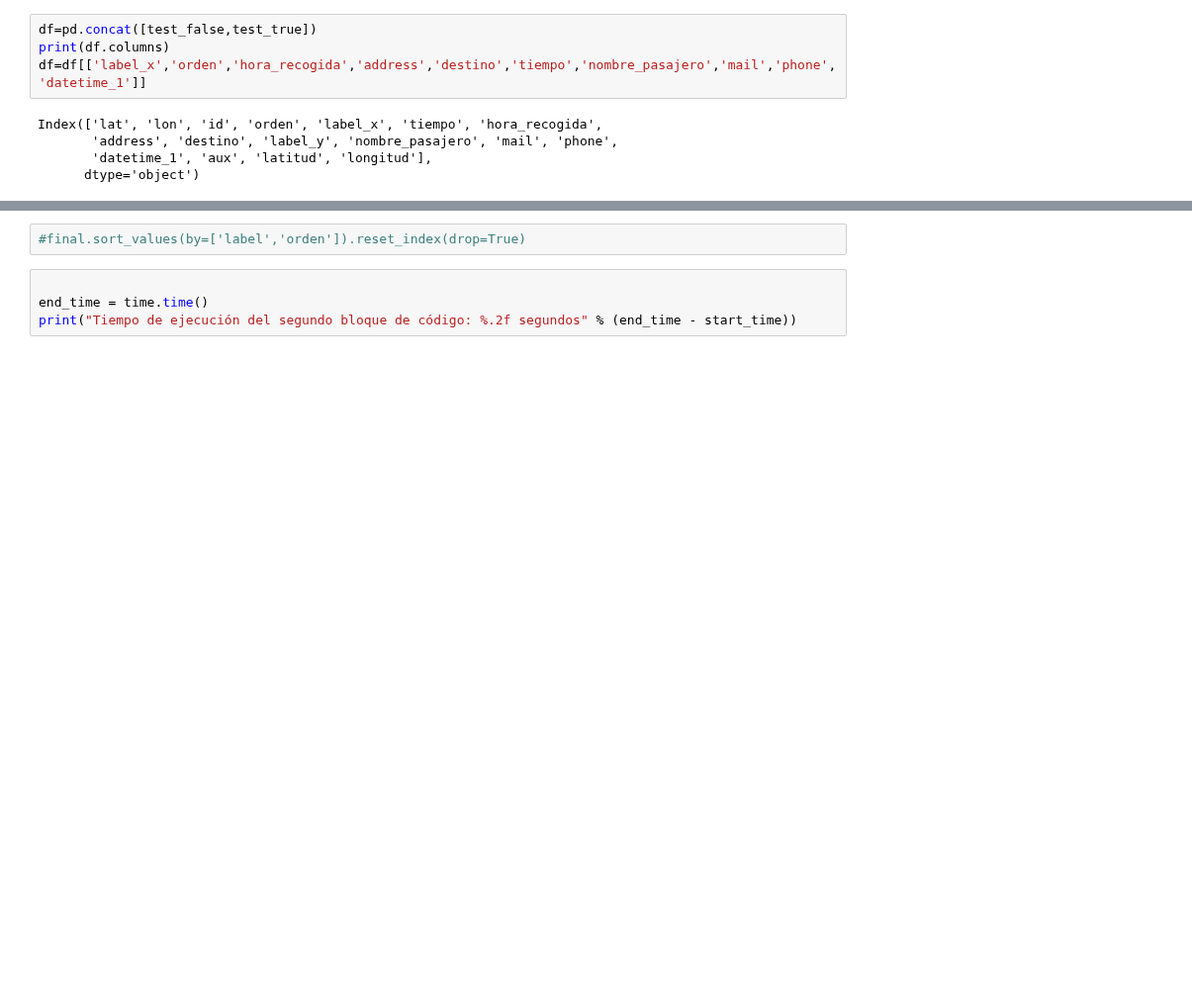
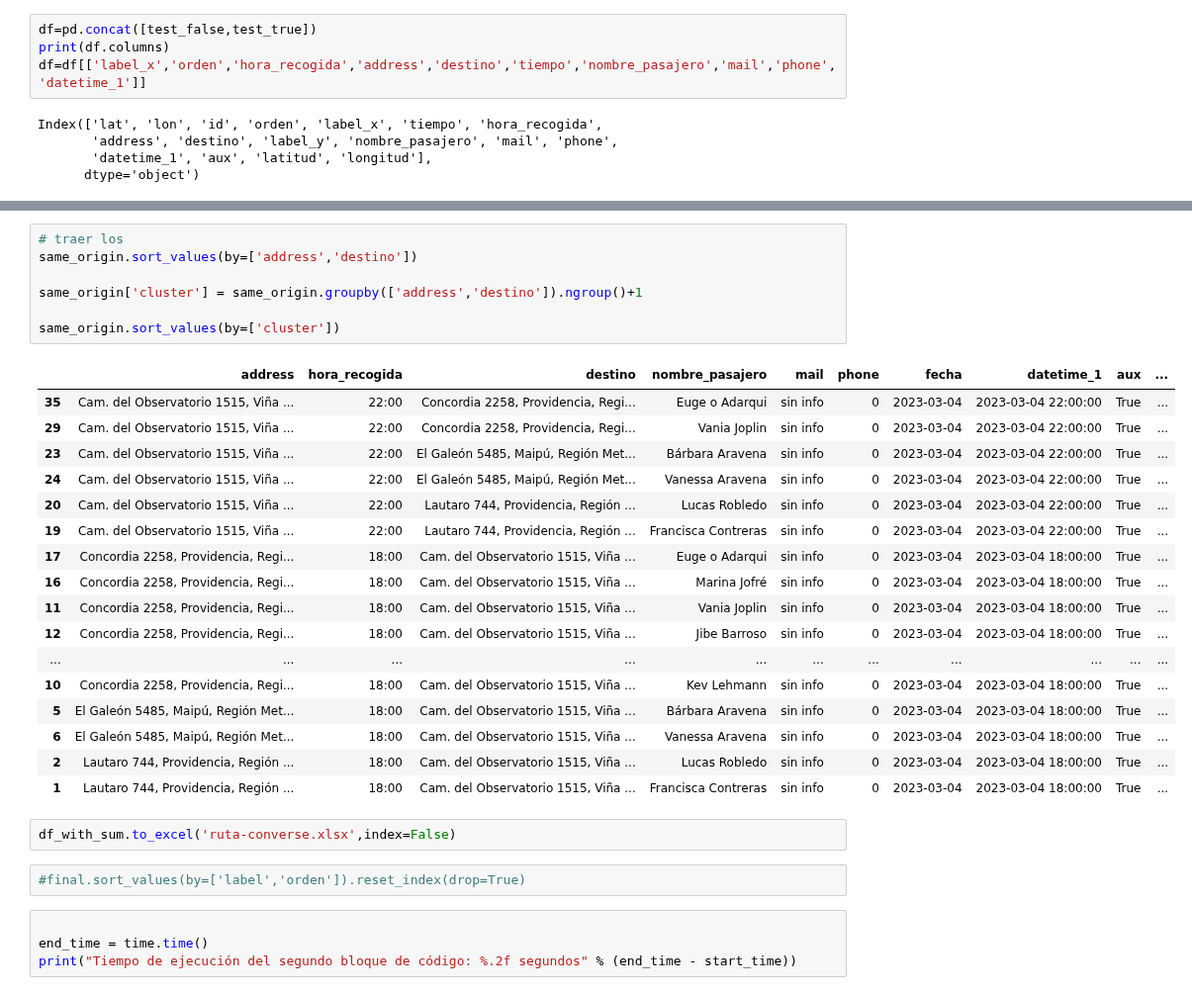
Before and after one commit to martinnnsss/best-route, a Jupyter notebook: routes_1.0.ipynb, the cells around one changed output, grey strips where cells are left out. Shown at 99% size. Saved outputs shown, nothing was run; the diff lists cells and outputs as text; blank space fills up the shorter version.

```diff
--- a/routes_1.0.ipynb
+++ b/routes_1.0.ipynb
@@ -716,3 +711,30 @@ df_with_sum
+# %%
+# traer los
+same_origin.sort_values(by=['address','destino'])
+
+same_origin['cluster'] = same_origin.groupby(['address','destino']).ngroup()+1
+
+same_origin.sort_values(by=['cluster'])
+# %% [output]
+|  | address | hora_recogida | destino | nombre_pasajero | mail | phone | fecha | datetime_1 | aux | ... |
+| 35 | Cam. del Observatorio 1515, Viña ... | 22:00 | Concordia 2258, Providencia, Regi... | Euge o Adarqui | sin info | 0 | 2023-03-04 | 2023-03-04 22:00:00 | True | ... |
+| 29 | Cam. del Observatorio 1515, Viña ... | 22:00 | Concordia 2258, Providencia, Regi... | Vania Joplin | sin info | 0 | 2023-03-04 | 2023-03-04 22:00:00 | True | ... |
+| 23 | Cam. del Observatorio 1515, Viña ... | 22:00 | El Galeón 5485, Maipú, Región Met... | Bárbara Aravena | sin info | 0 | 2023-03-04 | 2023-03-04 22:00:00 | True | ... |
+| 24 | Cam. del Observatorio 1515, Viña ... | 22:00 | El Galeón 5485, Maipú, Región Met... | Vanessa Aravena | sin info | 0 | 2023-03-04 | 2023-03-04 22:00:00 | True | ... |
+| 20 | Cam. del Observatorio 1515, Viña ... | 22:00 | Lautaro 744, Providencia, Región ... | Lucas Robledo | sin info | 0 | 2023-03-04 | 2023-03-04 22:00:00 | True | ... |
+| 19 | Cam. del Observatorio 1515, Viña ... | 22:00 | Lautaro 744, Providencia, Región ... | Francisca Contreras | sin info | 0 | 2023-03-04 | 2023-03-04 22:00:00 | True | ... |
+| 17 | Concordia 2258, Providencia, Regi... | 18:00 | Cam. del Observatorio 1515, Viña ... | Euge o Adarqui | sin info | 0 | 2023-03-04 | 2023-03-04 18:00:00 | True | ... |
+| 16 | Concordia 2258, Providencia, Regi... | 18:00 | Cam. del Observatorio 1515, Viña ... | Marina Jofré | sin info | 0 | 2023-03-04 | 2023-03-04 18:00:00 | True | ... |
+| 11 | Concordia 2258, Providencia, Regi... | 18:00 | Cam. del Observatorio 1515, Viña ... | Vania Joplin | sin info | 0 | 2023-03-04 | 2023-03-04 18:00:00 | True | ... |
+| 12 | Concordia 2258, Providencia, Regi... | 18:00 | Cam. del Observatorio 1515, Viña ... | Jibe Barroso | sin info | 0 | 2023-03-04 | 2023-03-04 18:00:00 | True | ... |
+| ... | ... | ... | ... | ... | ... | ... | ... | ... | ... | ... |
+| 10 | Concordia 2258, Providencia, Regi... | 18:00 | Cam. del Observatorio 1515, Viña ... | Kev Lehmann | sin info | 0 | 2023-03-04 | 2023-03-04 18:00:00 | True | ... |
+| 5 | El Galeón 5485, Maipú, Región Met... | 18:00 | Cam. del Observatorio 1515, Viña ... | Bárbara Aravena | sin info | 0 | 2023-03-04 | 2023-03-04 18:00:00 | True | ... |
+| 6 | El Galeón 5485, Maipú, Región Met... | 18:00 | Cam. del Observatorio 1515, Viña ... | Vanessa Aravena | sin info | 0 | 2023-03-04 | 2023-03-04 18:00:00 | True | ... |
+| 2 | Lautaro 744, Providencia, Región ... | 18:00 | Cam. del Observatorio 1515, Viña ... | Lucas Robledo | sin info | 0 | 2023-03-04 | 2023-03-04 18:00:00 | True | ... |
+| 1 | Lautaro 744, Providencia, Región ... | 18:00 | Cam. del Observatorio 1515, Viña ... | Francisca Contreras | sin info | 0 | 2023-03-04 | 2023-03-04 18:00:00 | True | ... |
+# %%
+df_with_sum.to_excel('ruta-converse.xlsx',index=False)
 # %%
 #final.sort_values(by=['label','orden']).reset_index(drop=True)
 # %%
```
Also changed, not shown: parts of 10 cells of this notebook, 3 other files.
